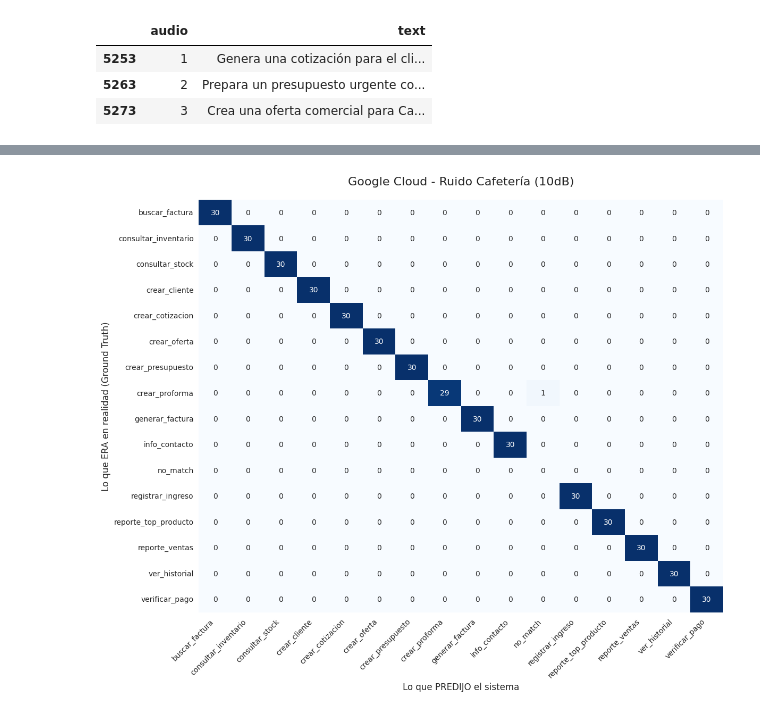
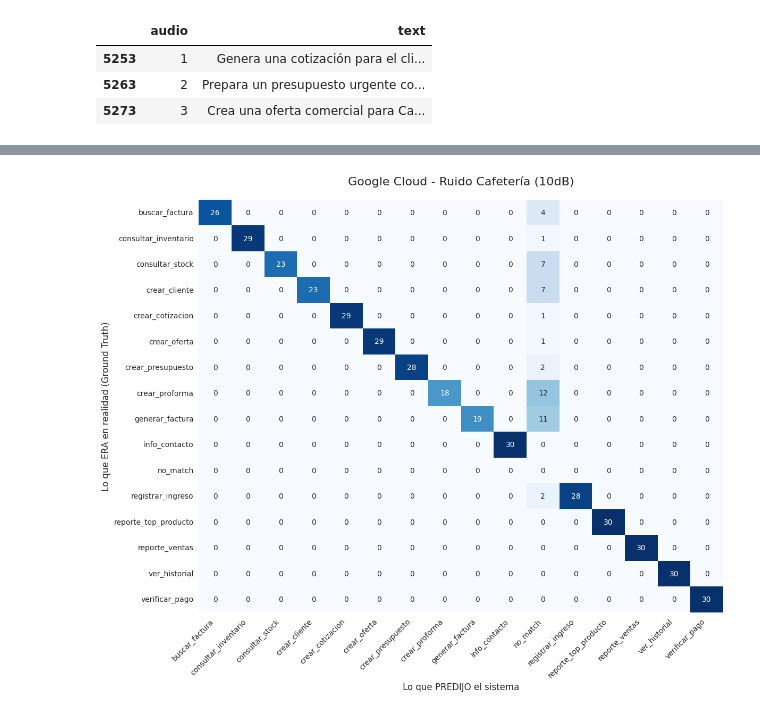
Before and after one commit to agomezb/ASR-Comparative, a Jupyter notebook: analisis.ipynb, the cells around one changed output, grey strips where cells are left out. Cells and saved outputs as stored; diff of their text form; code cells hidden in the pictures.

```diff
--- a/analisis.ipynb
+++ b/analisis.ipynb
@@ -363,10 +371,10 @@ def graficar_matriz_confusion(df_resultados, titulo="Matriz de Confusión"):
 
     return plt
 # %%
-df_google = df_nlu[(df_nlu['snr_normalized'] == '10dB') & (df_nlu['provider'] == 'amazon')]
+df_google = df_nlu[(df_nlu['snr_normalized'] == '0dB') & (df_nlu['provider'] == 'google')]
 graficar_matriz_confusion(df_google, "Google Cloud - Ruido Cafetería (10dB)")
 plt.show()
 # %% [output]
-[figure, old version]
+[figure, new version]
 # %%
 df_nlu.to_csv('nlu_dataset.csv', index=False)
```
Also changed, not shown: parts of 10 cells of this notebook, 1 other file.
